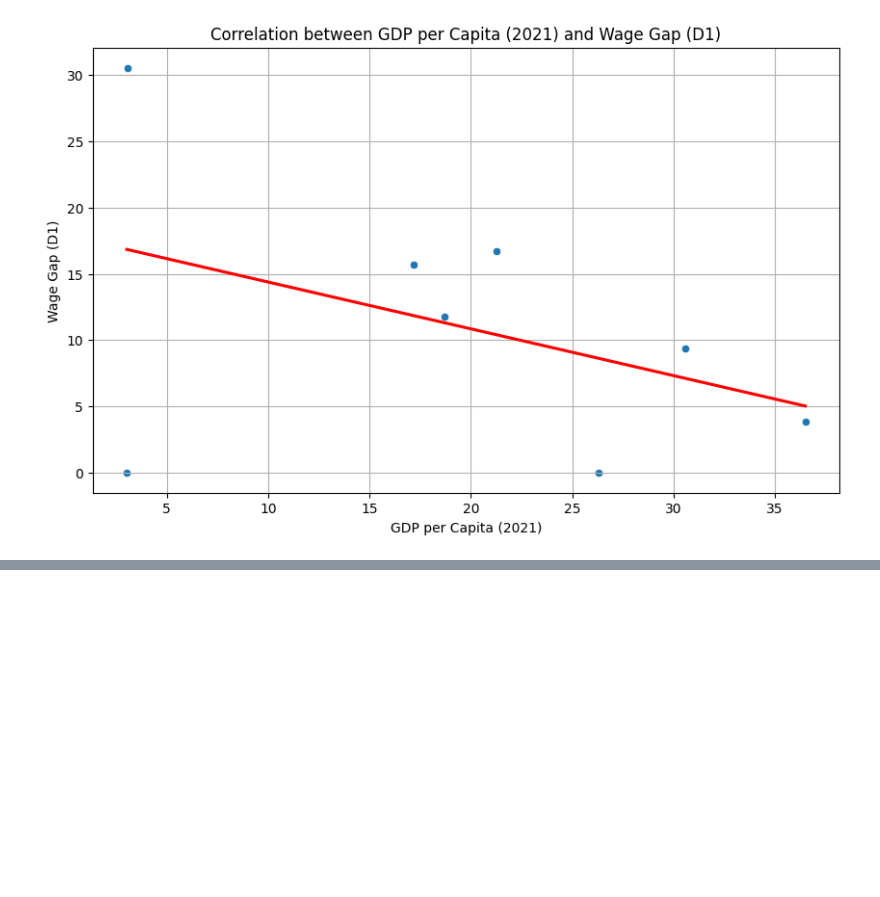
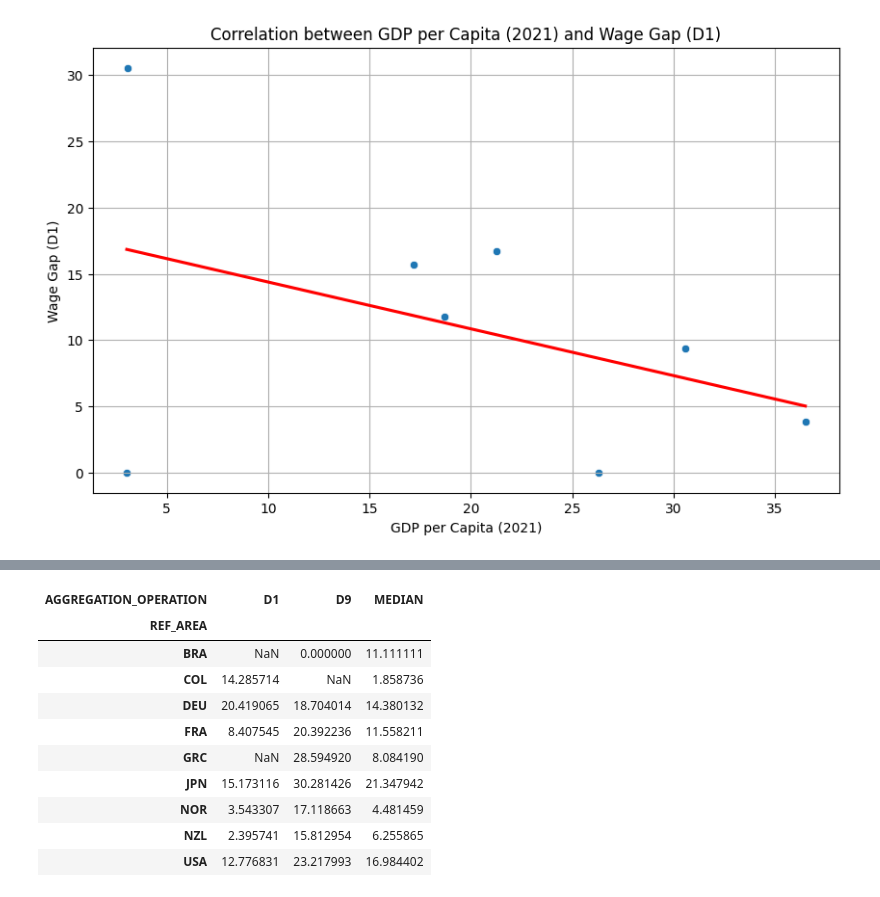
Before and after one commit to PaolaGaray/FirstProject, a Jupyter notebook: notebooks/load_and_clean_data_paola.ipynb, the cells around one changed output, grey strips where cells are left out. Saved outputs shown, nothing was run; the diff lists cells and outputs as text; code cells hidden in the pictures; blank space fills up the shorter version.

```diff
--- a/notebooks/load_and_clean_data_paola.ipynb
+++ b/notebooks/load_and_clean_data_paola.ipynb
@@ -343,0 +380,22 @@ plt.show()
+# %%
+# Pivot the dataframe to have AGGREGATION_OPERATION as columns
+wage_gap_pivot_2022 = wage_gap_2022.pivot(
+    index='REF_AREA',
+    columns='AGGREGATION_OPERATION',
+    values='OBS_VALUE'
+)
+
+# Display the pivoted DataFrame to ensure it's correct
+display(wage_gap_pivot_2022)
+# %% [output]
+| AGGREGATION_OPERATION | D1 | D9 | MEDIAN |
+| REF_AREA |  |  |  |
+| BRA | NaN | 0.000000 | 11.111111 |
+| COL | 14.285714 | NaN | 1.858736 |
+| DEU | 20.419065 | 18.704014 | 14.380132 |
+| FRA | 8.407545 | 20.392236 | 11.558211 |
+| GRC | NaN | 28.594920 | 8.084190 |
+| JPN | 15.173116 | 30.281426 | 21.347942 |
+| NOR | 3.543307 | 17.118663 | 4.481459 |
+| NZL | 2.395741 | 15.812954 | 6.255865 |
+| USA | 12.776831 | 23.217993 | 16.984402 |
```
Also changed, not shown: parts of 5 cells of this notebook, 1 other file.
